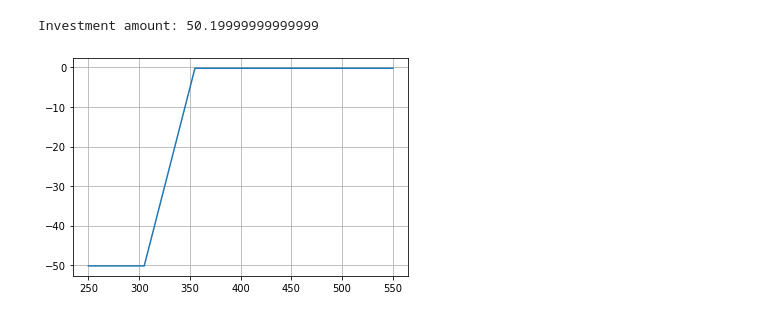
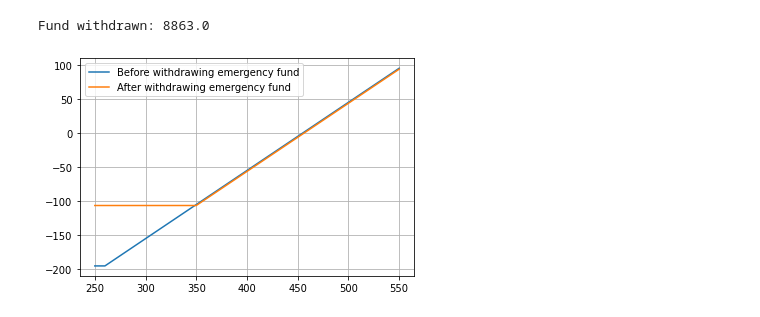
Before and after one commit to li-wx/option_vis, a Jupyter notebook: option_visualization.ipynb, the cells around one changed output. Saved outputs shown, nothing was run; the diff lists cells and outputs as text; code cells hidden in the pictures.

```diff
--- a/option_visualization.ipynb
+++ b/option_visualization.ipynb
@@ -53,9 +78,11 @@ Investment amount: 50.14
 # %%
-strike1 = 355
-strike2 = 305
-plt.plot(p,call_option_return(p, strike2) - call_option_return(p, strike1))
+strike2 = 260
+plt.plot(p,call_option_return(p, strike2))
+strike1 = 350
+plt.plot(p,call_option_return(p, strike1))
 plt.grid(True)
-print(f'Investment amount: {float(df_opt.loc[strike2, "Call Price"]) - float(df_opt.loc[strike1, "Call Price"])}')
+plt.legend(['Before withdrawing emergency fund', 'After withdrawing emergency fund'])
+print(f'Fund withdrawn: {100*float(df_opt.loc[strike2, "Call Price"]) - 100*float(df_opt.loc[strike1, "Call Price"])}')
 # %% [output]
-Investment amount: 50.19999999999999
+Fund withdrawn: 8863.0
-[figure, old version]
+[figure, new version]
```
Also changed, not shown: parts of 11 cells of this notebook, 1 other file.
